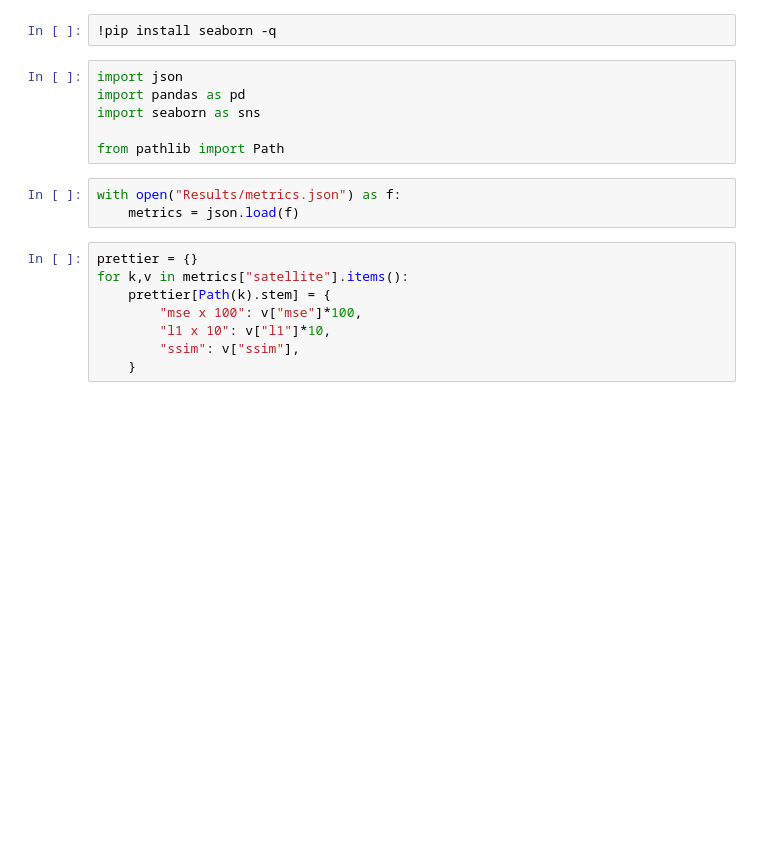
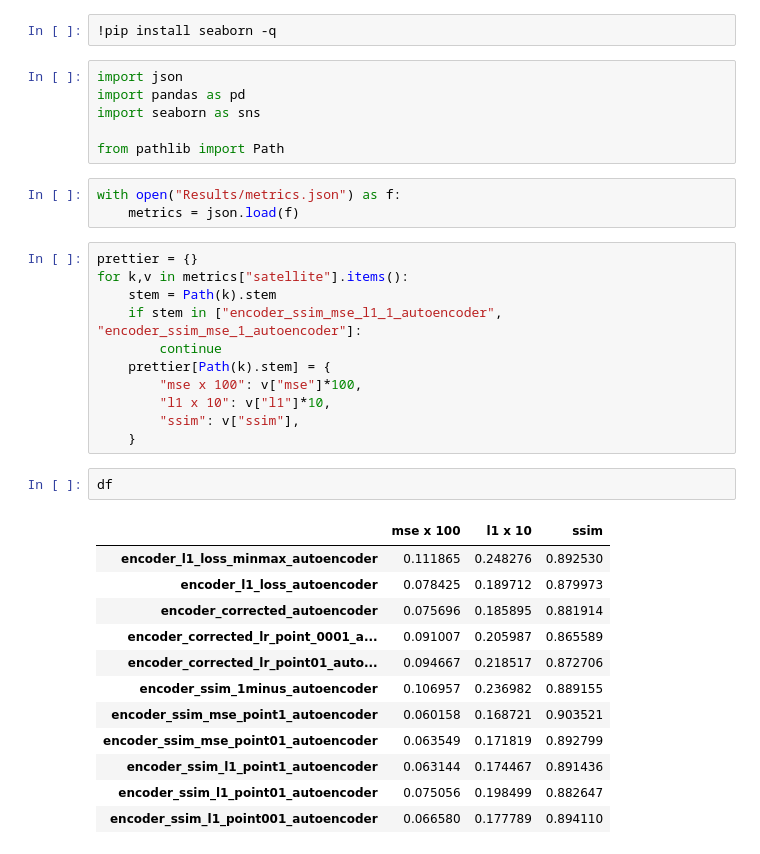
Before and after one commit to shgaurav1/DVG, a Jupyter notebook: satellite_autoencoder_comparisons.ipynb, the cells around one changed output. Drawn from its saved outputs; the diff is of its cells as text; blank space fills up the shorter version.

```diff
--- a/satellite_autoencoder_comparisons.ipynb
+++ b/satellite_autoencoder_comparisons.ipynb
@@ -12,11 +12,29 @@ with open("Results/metrics.json") as f:
 # %%
 prettier = {}
 for k,v in metrics["satellite"].items():
+    stem = Path(k).stem
+    if stem in ["encoder_ssim_mse_l1_1_autoencoder", "encoder_ssim_mse_1_autoencoder"]:
+        continue
     prettier[Path(k).stem] = {
         "mse x 100": v["mse"]*100,
         "l1 x 10": v["l1"]*10,
         "ssim": v["ssim"],
     }
+# %%
+df
+# %% [output]
+|  | mse x 100 | l1 x 10 | ssim |
+| encoder_l1_loss_minmax_autoencoder | 0.111865 | 0.248276 | 0.892530 |
+| encoder_l1_loss_autoencoder | 0.078425 | 0.189712 | 0.879973 |
+| encoder_corrected_autoencoder | 0.075696 | 0.185895 | 0.881914 |
+| encoder_corrected_lr_point_0001_a... | 0.091007 | 0.205987 | 0.865589 |
+| encoder_corrected_lr_point01_auto... | 0.094667 | 0.218517 | 0.872706 |
+| encoder_ssim_1minus_autoencoder | 0.106957 | 0.236982 | 0.889155 |
+| encoder_ssim_mse_point1_autoencoder | 0.060158 | 0.168721 | 0.903521 |
+| encoder_ssim_mse_point01_autoencoder | 0.063549 | 0.171819 | 0.892799 |
+| encoder_ssim_l1_point1_autoencoder | 0.063144 | 0.174467 | 0.891436 |
+| encoder_ssim_l1_point01_autoencoder | 0.075056 | 0.198499 | 0.882647 |
+| encoder_ssim_l1_point001_autoencoder | 0.066580 | 0.177789 | 0.894110 |
 # %%
 df = pd.DataFrame(prettier).transpose()
 sns.heatmap(df, annot=True)
```
Also changed, not shown: parts of 3 cells of this notebook, 1 other file.
